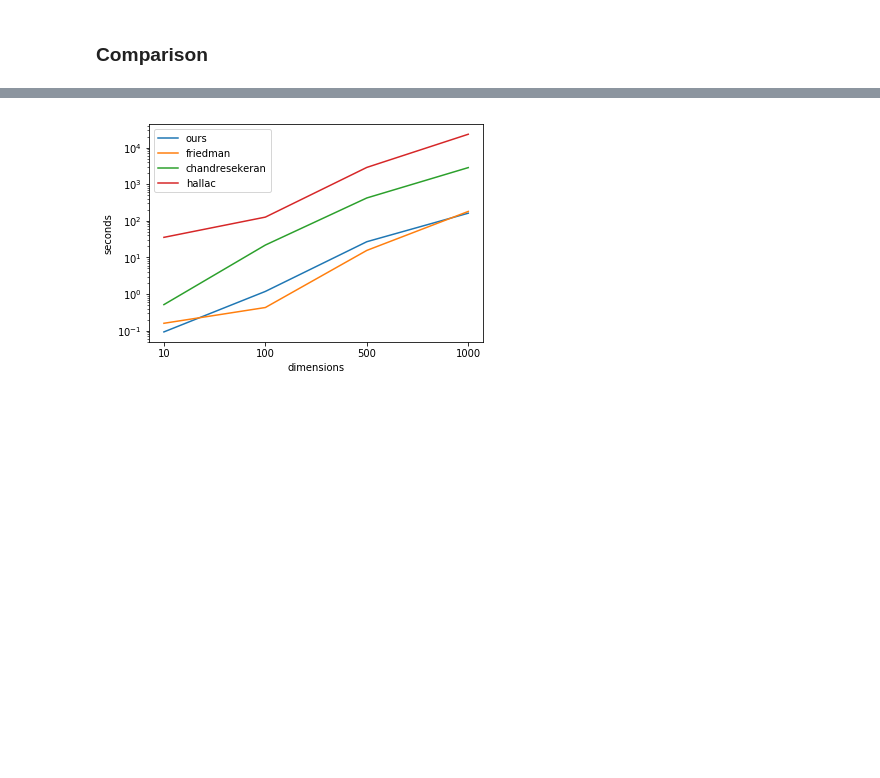
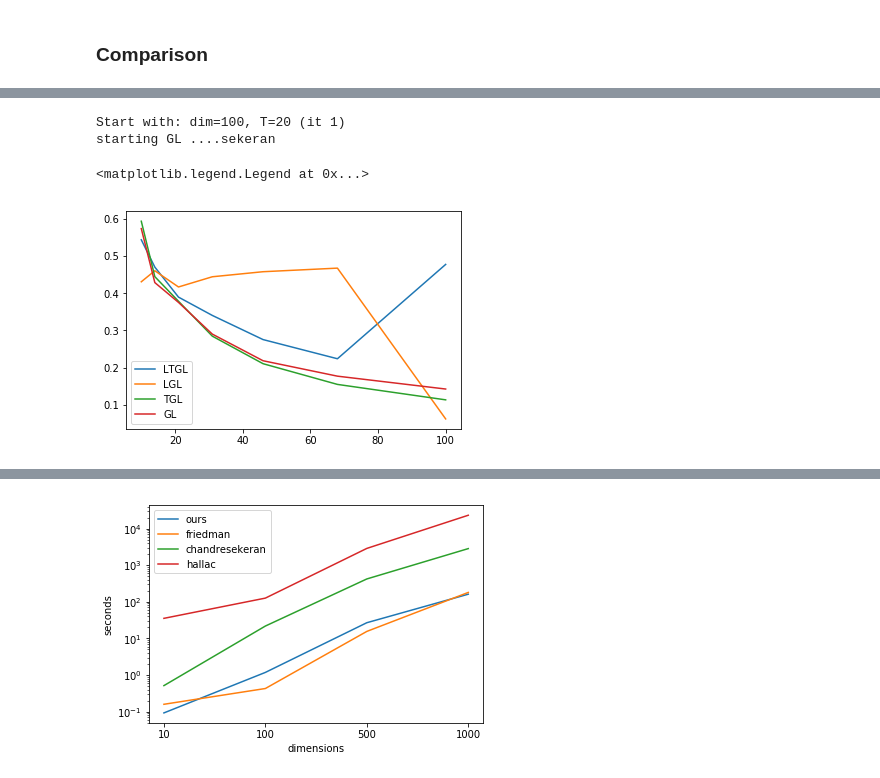
Before and after one commit to fdtomasi/regain, a Jupyter notebook: notebooks/performance analysis.ipynb, the cells around one changed output, grey strips where cells are left out. Saved outputs shown, nothing was run; the diff lists cells and outputs as text; code cells hidden in the pictures; blank space fills up the shorter version.

```diff
--- a/notebooks/performance analysis.ipynb
+++ b/notebooks/performance analysis.ipynb
@@ -285,0 +423,61 @@ dff = pd.DataFrame(columns=cols, index=rows)
+# %%
+from __future__ import print_function
+ltgl_res, lgl_res, tgl_res, gl_res = [],[],[],[]
+for i, (k, res) in enumerate(data.items()):
+    if k[0] != 100:# or k[1] != 50:
+        continue
+    print("Start with: dim=%d, T=%d (it %d)" % (k[0],k[1], i))
+    data_list = res.data
+    K = res.thetas
+    K_obs = res.thetas_observed
+    ells = res.ells
+    data_grid = np.array(data_list).transpose(1,2,0)  # to use it later for grid search
+    params = best_params.get(k, dict(alpha=0.2,beta=0.5,tau=0.1))
+
+    print("starting LTGL ...\r", end='')
+    res = ltgl_results(data_grid, K, K_obs, ells,
+                       alpha=alpha,#max(params['alpha'], 0.2),
+                       beta=beta,#max(params['beta'], 0.2),
+                       eta=eta,
+                       tau=tau,#min(params['tau'], 0.1),
+                       psi='l1')
+    dff.loc[idx['LTGL', k[1]], idx[:, k[0]]] = [res[x] for x in scores]
+    ltgl_res.append(res)
+
+    print("starting chandresekeran\r", end='')
+    res = chandresekeran_results(data_grid, K, K_obs, ells,
+                                 tau=1,#min(params['tau'], 0.1),
+                                 alpha=.5)#max(params['alpha'], 0.2))
+    dff.loc[idx['LGL', k[1]], idx[:, k[0]]] = [res[x] for x in scores]
+
+#     print("starting LGL ...\r", end='')
+#     res = lgl_results(data_grid, K, K_obs, ells,
+#                        alpha=.5,#max(params['alpha'], 0.2),
+#                        tau=1)#min(params['tau'], 0.1))
+#     dff.loc[idx['LGL', k[1]], idx[:, k[0]]] = [res[x] for x in scores]
+    lgl_res.append(res)
+    print("starting TGL ...\r", end='')
+    res = tgl_results(data_grid, K, K_obs, ells,
+                       alpha=max(params['alpha'], 0.2),
+                       beta=max(params['beta'], 0.2)
+                     )
+    dff.loc[idx['TGL', k[1]], idx[:, k[0]]] = [res[x] for x in scores]
+    tgl_res.append(res)
+    print("starting GL ...\r", end='')
+    res = gl_results(data_grid, K, K_obs, ells,
+                       alpha=max(params['alpha'], 0.2))
+    dff.loc[idx['GL', k[1]], idx[:, k[0]]] = [res[x] for x in scores]
+    gl_res.append(res)
+# %% [output]
+Start with: dim=100, T=20 (it 1)
+starting GL ....sekeran
+# %%
+mm = dff.xs("F1score", level='score', axis=1).xs(20, level='time')
+for x in mm.index:
+    plt.plot(mm.xs(x))
+# plt.xscale('log')
+plt.legend()
+# plt.ylim([0.597,0.600])
+# %% [output]
+<matplotlib.legend.Legend at 0x...>
+[figure, added]
```
Also changed, not shown: parts of 45 cells of this notebook, 1 other file.
